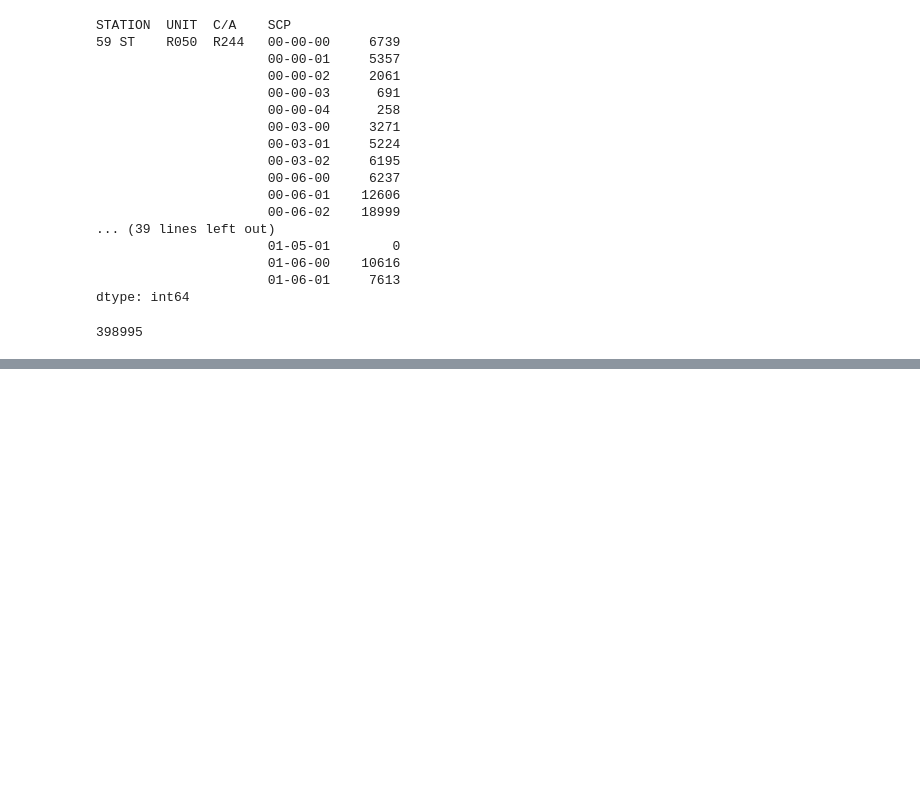
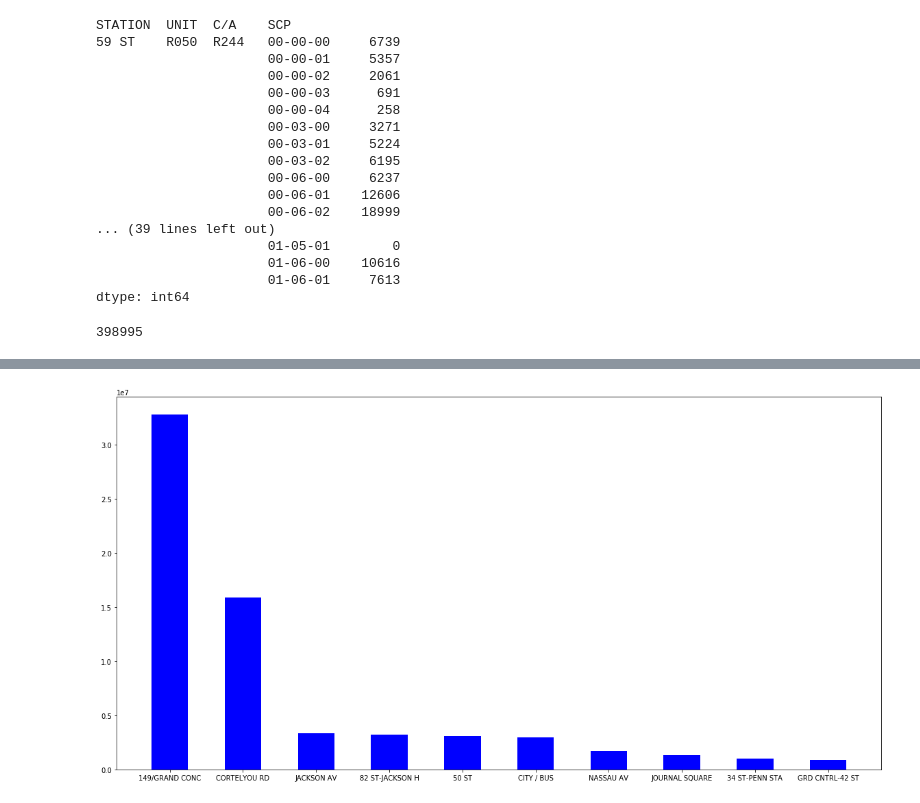
Before and after one commit to RedGeryon/MTA-subway, a Jupyter notebook: mta_subway.ipynb, the cells around one changed output, grey strips where cells are left out. Drawn from its saved outputs; the diff is of its cells as text; code cells hidden in the pictures; blank space fills up the shorter version.

```diff
--- a/mta_subway.ipynb
+++ b/mta_subway.ipynb
@@ -351,0 +392,10 @@ sum_of_entries
+# %%
+import pandas as pd
+import numpy as np
+
+df = pd.read_csv("data/turnstile_180922.txt") # read the MTA data from csv file
+# %%
+hist = totalStationEntries(df) # calculate the total entries for a particular station
+hist_updated = pd.DataFrame(hist,columns=['STATION','TOTAL ENTRIES'])
+hist_updated = hist_updated.sort_values(by='TOTAL ENTRIES',ascending=False)
+hist_updated.head(20)
@@ -351,0 +434,12 @@ sum_of_entries
+# %%
+# capture the entries values in a list (for plotting)
+
+values = []
+#values = hist_updated['TOTAL ENTRIES'].head(20)
+#values.iloc[0:20]
+stations = []
+
+for x in range(10):
+    values.append(hist_updated['TOTAL ENTRIES'].iloc[x])
+    stations.append(hist_updated['STATION'].iloc[x])
+#stations = np.arange(0,20) # create an array with a range of 20
@@ -351,0 +460,13 @@ sum_of_entries
+# %%
+plt.figure(figsize=(20,10))
+plt.bar(stations,
+        values,
+        color='blue',
+        edgecolor='none',
+        width=0.5,
+        align='center',
+        label='y1')
+#plt.legend() # to show the label = 'y1' on the bar plot
+plt.xticks(stations, [str(station) for station in stations]);
+# %% [output]
+[figure, added]
```
Also changed, not shown: parts of 5 cells of this notebook.
